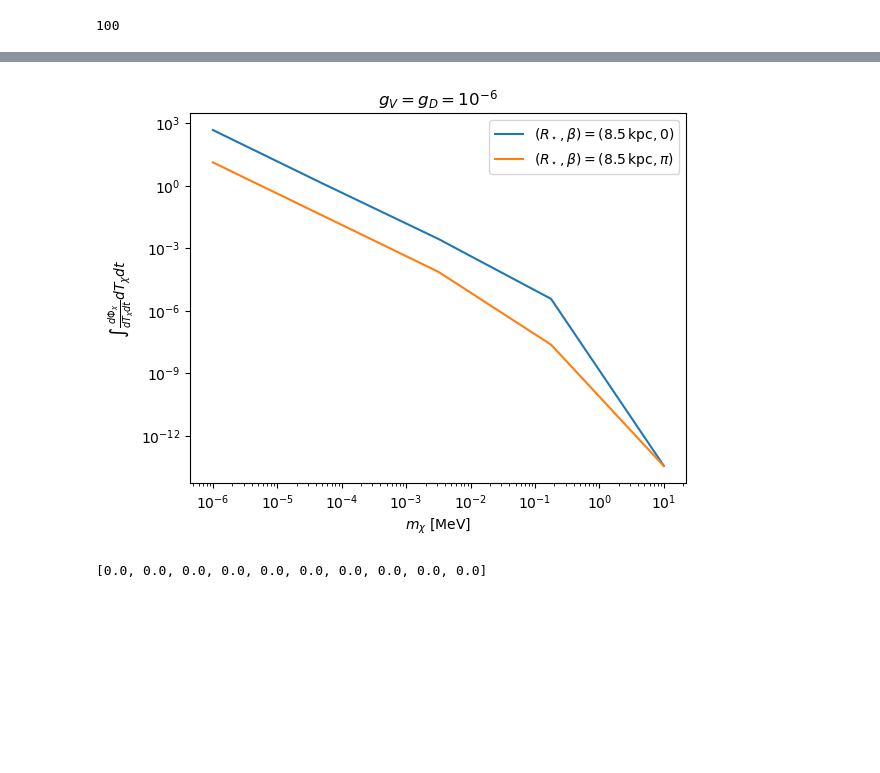
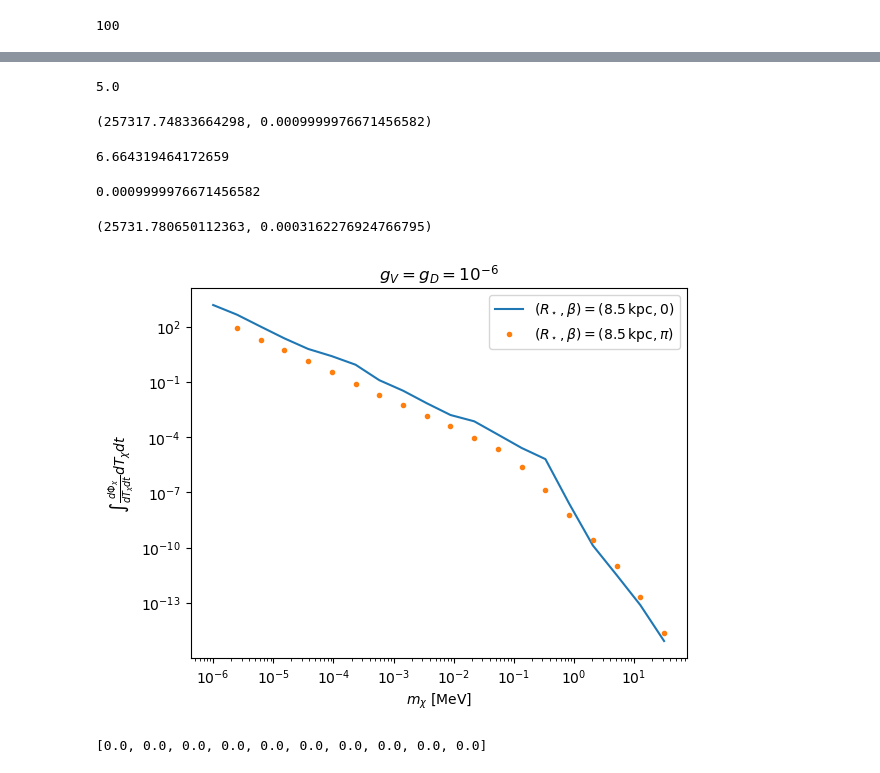
Before and after one commit to yenhsunlin/SNnuBDM2, a Jupyter notebook: src/snvbdm.ipynb, the cells around one changed output, grey strips where cells are left out. Drawn from its saved outputs; the diff is of its cells as text; code cells hidden in the pictures; blank space fills up the shorter version.

```diff
--- a/src/snvbdm.ipynb
+++ b/src/snvbdm.ipynb
@@ -11,7 +11,7 @@ from supernovaNuBoostedDM import *
 # %%
 def dnv(D,Ev,Lv = Lv,tau = 10):
     """
-    Neutrino number density per energy at d
+    Neutrino number density per energy at D
 
     Input
     ------
@@ -30,8 +30,10 @@ def dnv(D,Ev,Lv = Lv,tau = 10):
     # Fermi dirac distribution
     def _fv(Ev,Tv):
         exponent = Ev/Tv - 3
-        return (1/18.9686)*Tv**(-3)*(Ev**2/(np.exp(exponent) + 1))
-
+        if exponent <= 700:
+            return (1/18.9686)*Tv**(-3)*(Ev**2/(np.exp(exponent) + 1))
+        else:
+            return 0
     nue_dist = _fv(Ev,2.76)/11
     nueb_dist = _fv(Ev,4.01)/16
     # total 4 species for x
@@ -336,9 +338,9 @@ gV = 1e-6
 gD = 1e-6
 event_Rstar1 = []
 event_Rstar2 = []
-mx_ls = np.logspace(-6,1,5)
+mx_ls = np.logspace(-6,1.5,20)
 Rstar1= 8.5
-Rstar2= 8.5
+Rstar2= 5
 i = 1
 for mx in mx_ls:
     mV = mx/3
@@ -353,7 +355,8 @@ for mx in mx_ls:
         t = x[0]
         Tx = x[1]
         theta = x[2]
-        return diffFluxAtEarth(t,Tx,mx,mV,Rstar2,theta=theta,phi=0,beta=np.pi,gV=gV,gD=gD)
+        phi = x[3]
+        return diffFluxAtEarth(t,Tx,mx,mV,Rstar2,theta=theta,phi=phi,beta=1.3,gV=gV,gD=gD)
     # Setup integrand for vegas
     tvan1,thetaM1 = get_tvan_thetaM(5,mx,Rstar1)
     tvan2,thetaM2 = get_tvan_thetaM(5,mx,Rstar2)
@@ -361,12 +364,18 @@ for mx in mx_ls:
     else: pass
     if tvan2 > 35*yr2s: tvan2 = 35*yr2s
     else: pass
-    integ1 = vegas.Integrator([[0,tvan1],[5,100],[0, thetaM1]])
-    integ2 = vegas.Integrator([[0,tvan2],[5,100],[0, thetaM2]])
-    result1 = integ1(f1,nitn=10,neval=10000)
-    result2 = integ2(f2,nitn=10,neval=10000)
+    integ1 = vegas.Integrator([[10,tvan1],[5,100],[0, thetaM1]])
+    integ2 = vegas.Integrator([[10,tvan2],[5,100],[0, thetaM2],[0,2*np.pi]])
+    result1 = integ1(f1,nitn=1,neval=100000)
     event_Rstar1.append(result1.mean)
-    event_Rstar2.append(result2.mean)
+    try:
+        result2 = integ2(f2,nitn=1,neval=100000)
+        event_Rstar2.append(result2.mean)
+    except:
+        result2
+        event_Rstar2.append(0)
+
+
     #event_t_bound.append(result2.mean)
     print(i,end='\r')
     i+=1
@@ -375,17 +413,37 @@ for mx in mx_ls:
+# %%
+getD(0,Rstar2,thetaM2)
+# %% [output]
+5.0
+# %%
+get_tvan_thetaM(5,mx,Rstar2)
+# %% [output]
+(257317.74833664298, 0.0009999976671456582)
+# %%
+getEll(dd,5,0,0.9)
+# %% [output]
+6.664319464172659
+# %%
+thetaM2
+# %% [output]
+0.0009999976671456582
+# %%
+get_tvan_thetaM(5,1e-6,Rstar2)
+# %% [output]
+(25731.780650112363, 0.0003162276924766795)
 # %%
-plt.plot(mx_ls,event_Rstar1,label=r'$(R_\star,\beta)=(8.5\,{\rm kpc},0)$')
+plt.plot(mx_ls,2*np.pi*np.array(event_Rstar1),label=r'$(R_\star,\beta)=(8.5\,{\rm kpc},0)$')
 #plt.plot(mx_ls,event_theta001,label=r'$\beta=0.001$')
-plt.plot(mx_ls,event_Rstar2,label=r'$(R_\star,\beta)=(8.5\,{\rm kpc},\pi)$')
+plt.plot(mx_ls,event_Rstar2,'.',label=r'$(R_\star,\beta)=(8.5\,{\rm kpc},\pi)$')
 #plt.plot(mx_ls,event_t_bound,'.',label=r'$t_{\rm interval}=[5\,{\rm s},35\,{\rm yrs}]$')
 plt.xscale('log')
 plt.yscale('log')
 plt.title(r'$g_V=g_D=10^{-6}$')
 plt.legend()
 plt.xlabel(r'$m_\chi$ [MeV]')
 plt.ylabel(r'$\int \frac{d\Phi_\chi}{dT_\chi dt} dT_\chi dt$')
 plt.savefig('test_beta.pdf',bbox_inches='tight')
 # %% [output]
-[figure, old version]
+[figure, new version]
 # %%
 event_theta1
 # %% [output]
```
Also changed, not shown: parts of 7 cells of this notebook, 2 other files.
